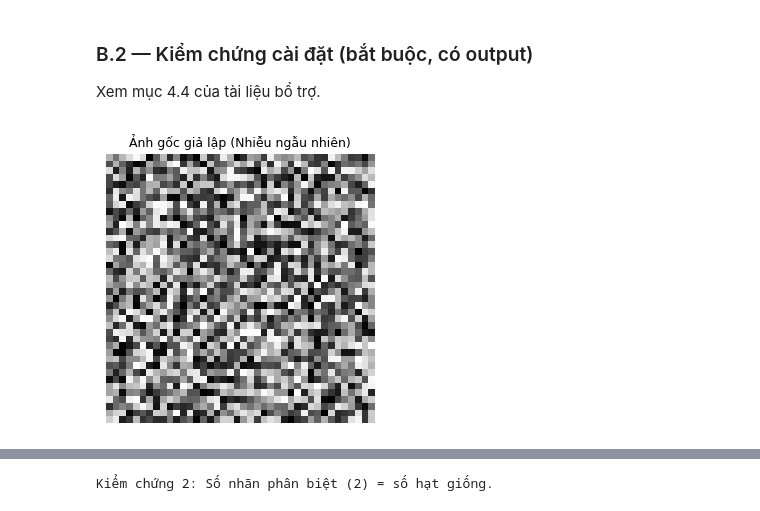
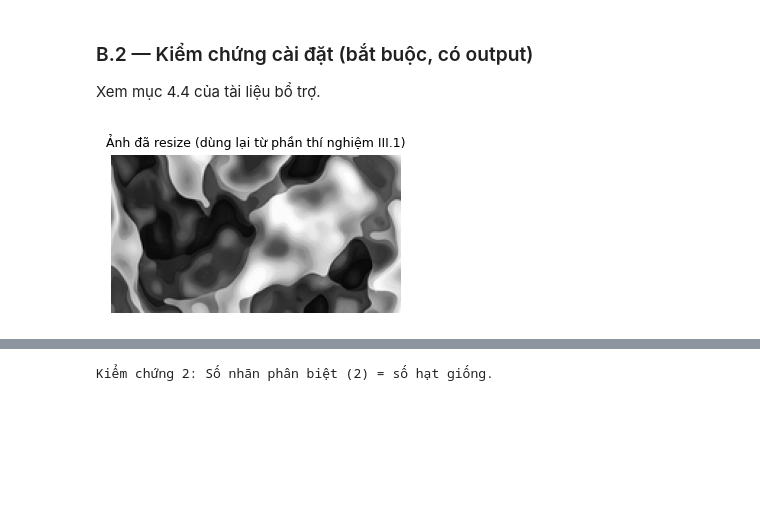
Before and after one commit to lequangmy5522/XLA-TGMT, a Jupyter notebook: bt2_khung.ipynb, the cells around one changed output, grey strips where cells are left out. Cells and saved outputs as stored; diff of their text form; code cells hidden in the pictures; blank space fills up the shorter version.

```diff
--- a/bt2_khung.ipynb
+++ b/bt2_khung.ipynb
@@ -903,14 +905,19 @@ def seed_sensitivity(img, seeds, segment_fn, n_trials=20, jitter=3):
 ### B.2 — Kiểm chứng cài đặt (bắt buộc, có output)
 
 Xem mục 4.4 của tài liệu bổ trợ.
-# %%
-# Ảnh giả lập và hạt giống
-img_test = np.random.rand(40, 40) * 50  # Ảnh nhiễu ngẫu nhiên
-seeds_test = [(10, 10), (30, 30)]
-
-show_grid([img_test], titles=["Ảnh gốc giả lập (Nhiễu ngẫu nhiên)"], cmap="gray")
-# %% [output]
-[figure, removed]
+# %%
+# Ảnh giả lập và hạt giống
+img_pil = Image.open("picture/3_gradient_srg.png").convert("L")
+w, h = img_pil.size
+img_test = np.array(img_pil.resize((200, int(h * 200 / w)), Image.LANCZOS), dtype=float)
+
+r_dark, c_dark = np.unravel_index(np.argmin(img_test), img_test.shape)
+r_light, c_light = np.unravel_index(np.argmax(img_test), img_test.shape)
+seeds_test = [(int(r_dark), int(c_dark)), (int(r_light), int(c_light))]
+
+show_grid([img_test], titles=["Ảnh đã resize (dùng lại từ phần thí nghiệm III.1)"], cmap="gray")
+# %% [output]
+[figure, added]
 # %%
 # KIỂM CHỨNG 1 — Phân hoạch đầy đủ
 # assert (labels >= 0).all()
```
Also changed, not shown: parts of 5 cells of this notebook.
